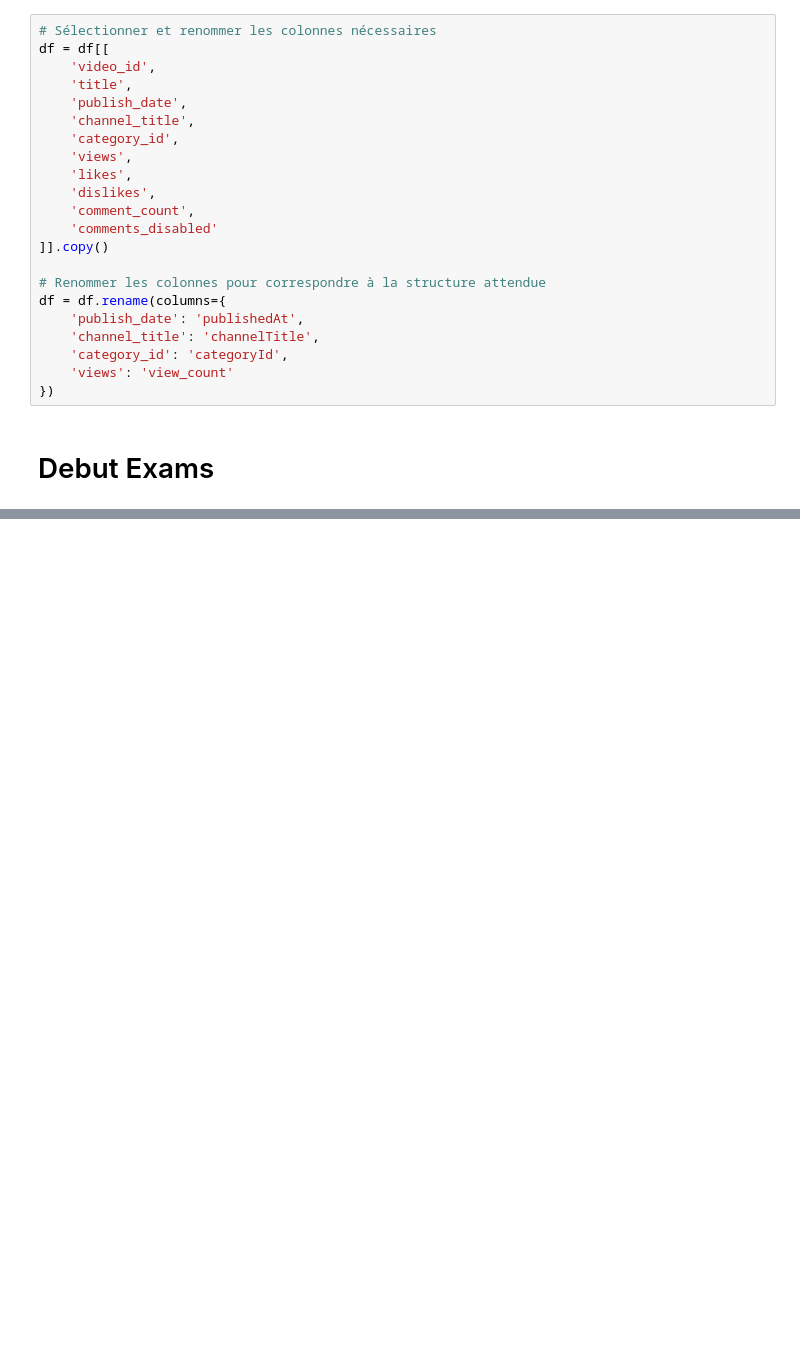
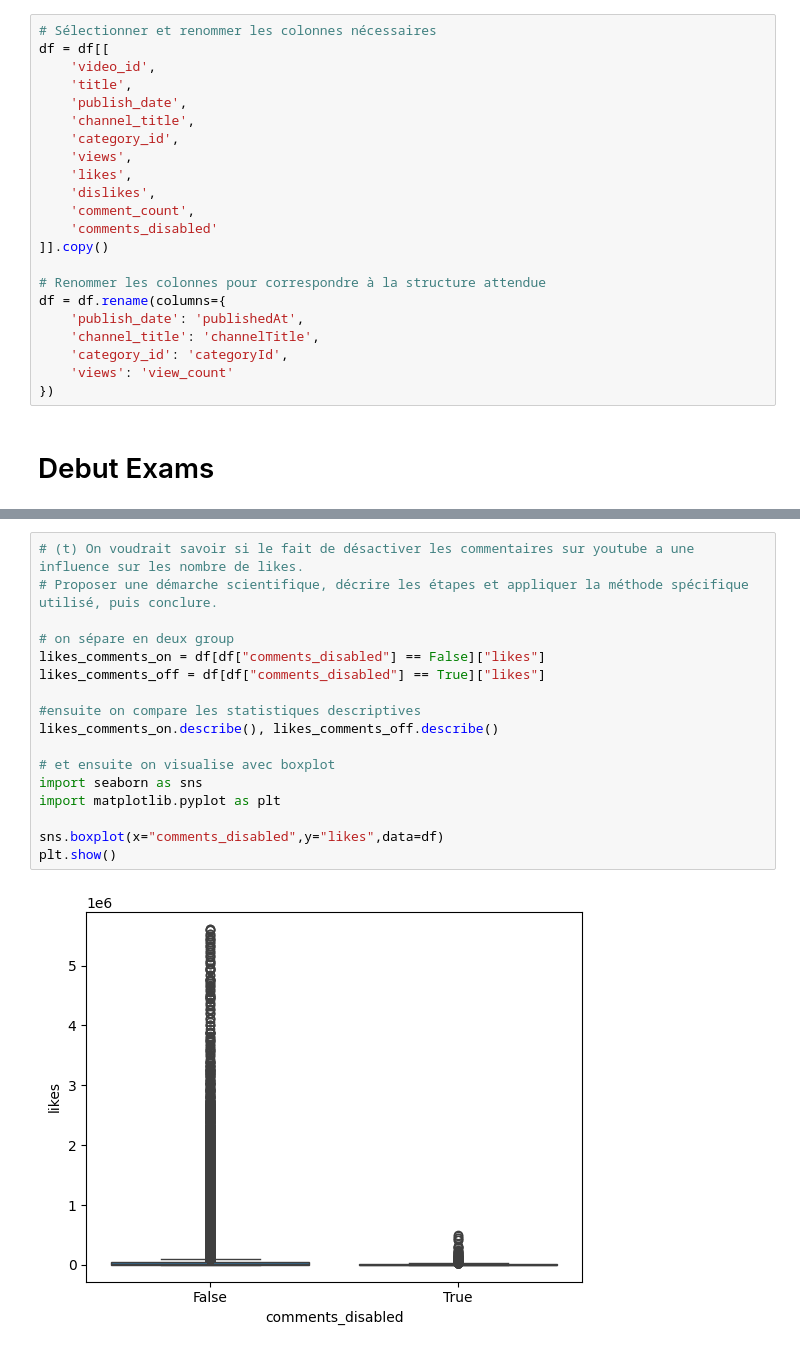
Before and after one commit to faridachettih/datascientest, a Jupyter notebook: Exams/Exam02 - Youtube videos.ipynb, the cells around one changed output, grey strips where cells are left out. Saved outputs shown, nothing was run; the diff lists cells and outputs as text; blank space fills up the shorter version.

```diff
--- a/Exams/Exam02 - Youtube videos.ipynb
+++ b/Exams/Exam02 - Youtube videos.ipynb
@@ -65,0 +273,19 @@ df = df.rename(columns={
+# %%
+# (t) On voudrait savoir si le fait de désactiver les commentaires sur youtube a une influence sur les nombre de likes.
+# Proposer une démarche scientifique, décrire les étapes et appliquer la méthode spécifique utilisé, puis conclure.
+
+# on sépare en deux group
+likes_comments_on = df[df["comments_disabled"] == False]["likes"]
+likes_comments_off = df[df["comments_disabled"] == True]["likes"]
+
+#ensuite on compare les statistiques descriptives
+likes_comments_on.describe(), likes_comments_off.describe()
+
+# et ensuite on visualise avec boxplot
+import seaborn as sns
+import matplotlib.pyplot as plt
+
+sns.boxplot(x="comments_disabled",y="likes",data=df)
+plt.show()
+# %% [output]
+[figure, added]
```
Also changed, not shown: parts of 13 cells of this notebook.
